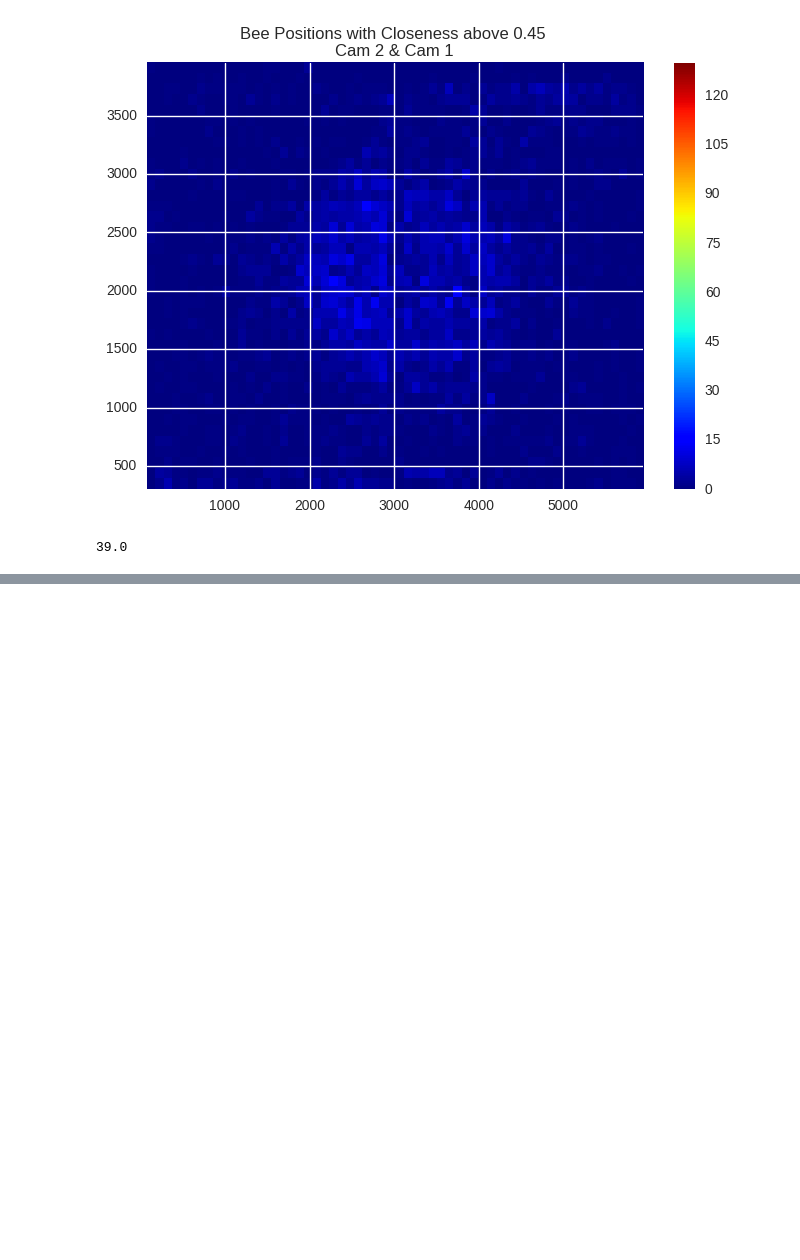
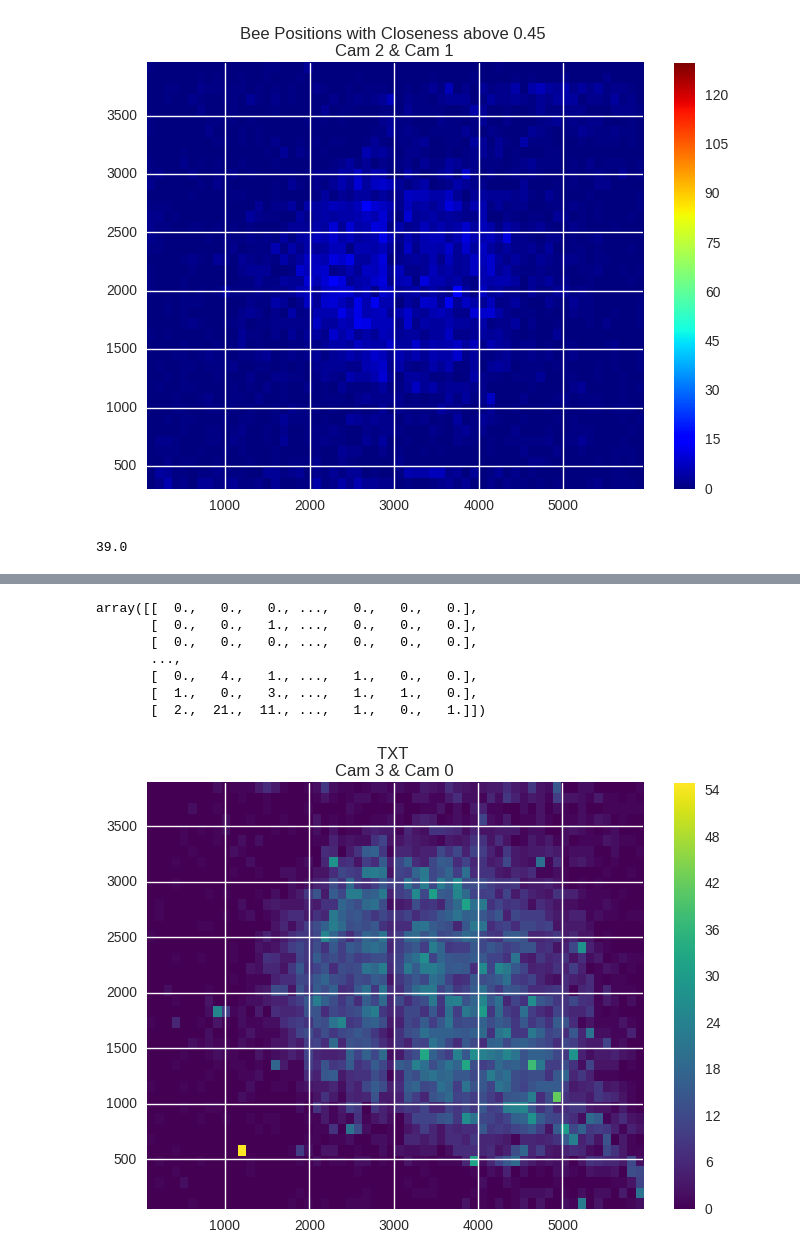
Before and after one commit to aschle/bees-sna, a Jupyter notebook: bib/1DAYcloseness_KDE.ipynb, the cells around one changed output, grey strips where cells are left out. Cells and saved outputs as stored; diff of their text form; code cells hidden in the pictures; blank space fills up the shorter version.

```diff
--- a/bib/1DAYcloseness_KDE.ipynb
+++ b/bib/1DAYcloseness_KDE.ipynb
@@ -164,0 +196,2 @@ H.max()
+# %%
+small3, big3 = getIDs(closenessc3, 0.425)
@@ -164,0 +206,6 @@ H.max()
+# %%
+db_path = "/storage/mi/aschle/data.db"
+conn = sqlite3.connect(db_path)
+c = conn.cursor()
+# %%
+df_s3 = getDFwithIDS(small3, conn)
@@ -164,0 +214,26 @@ H.max()
+# %%
+def plotHeatmapXYfrac(txt, df, camIDleft, camIDright, f=0.5):
+    data_l = df[df.CAM_ID == camIDleft].sample(frac=f)
+    data_r = df[df.CAM_ID == camIDright].sample(frac=f)
+    data_r.XPOS = data_r.XPOS + 3000
+
+    data = pd.concat([data_l,data_r])
+    x = data.XPOS
+    y = data.YPOS
+
+    H, xedges, yedeges, im = plt.hist2d(x, y, bins=[60,40], cmap='viridis') #vmin = 0, vmax = vmax)
+    plt.colorbar()
+    plt.axes().set_title("{} \nCam {} & Cam {}".format(txt, str(camIDleft), str(camIDright)))
+
+    return H
+# %%
+plotHeatmapXYfrac("TXT", df_s3, 3, 0, 0.1)
+# %% [output]
+array([[  0.,   0.,   0., ...,   0.,   0.,   0.],
+       [  0.,   0.,   1., ...,   0.,   0.,   0.],
+       [  0.,   0.,   0., ...,   0.,   0.,   0.],
+       ...,
+       [  0.,   4.,   1., ...,   1.,   0.,   0.],
+       [  1.,   0.,   3., ...,   1.,   1.,   0.],
+       [  2.,  21.,  11., ...,   1.,   0.,   1.]])
+[figure, added]
```
Also changed, not shown: parts of 22 cells of this notebook.
